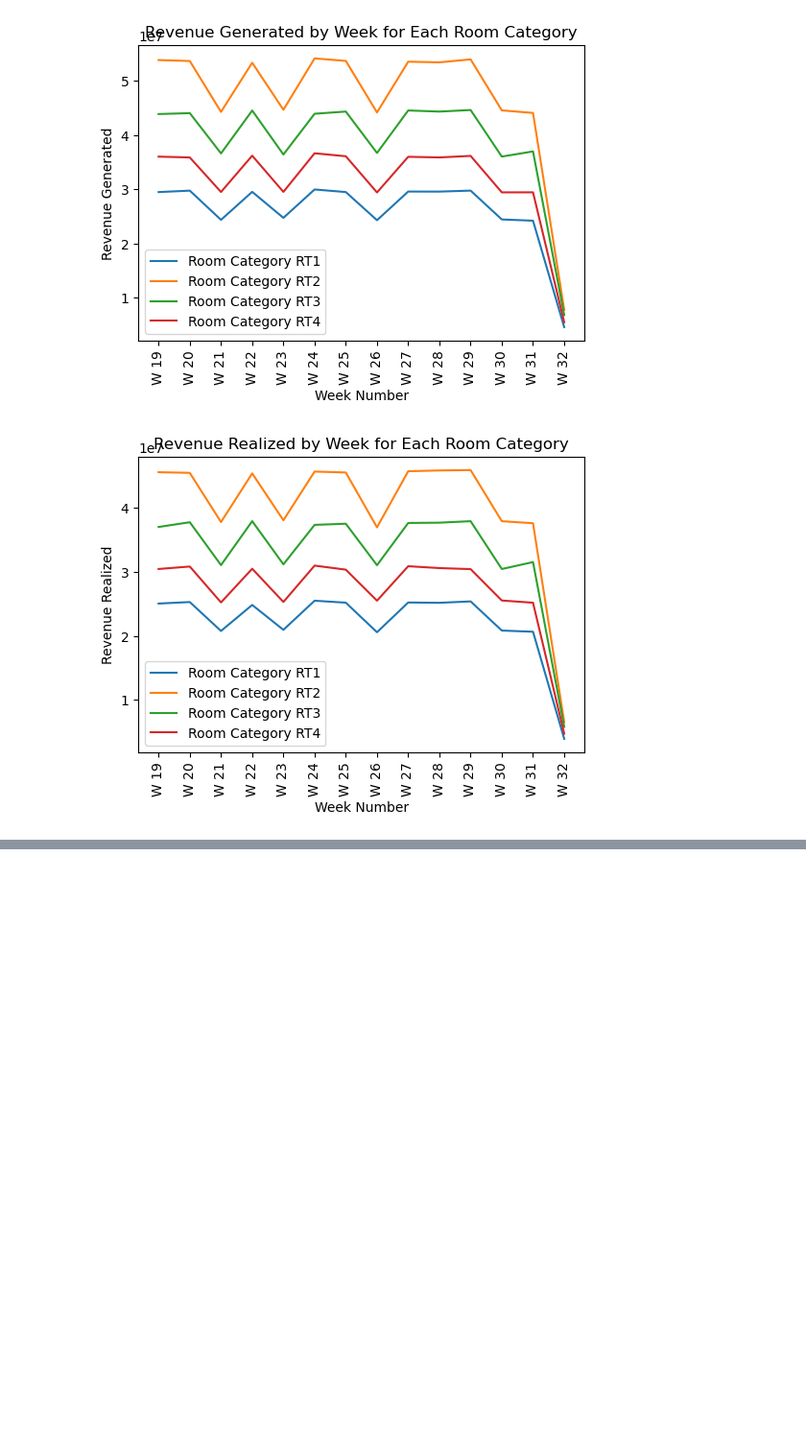
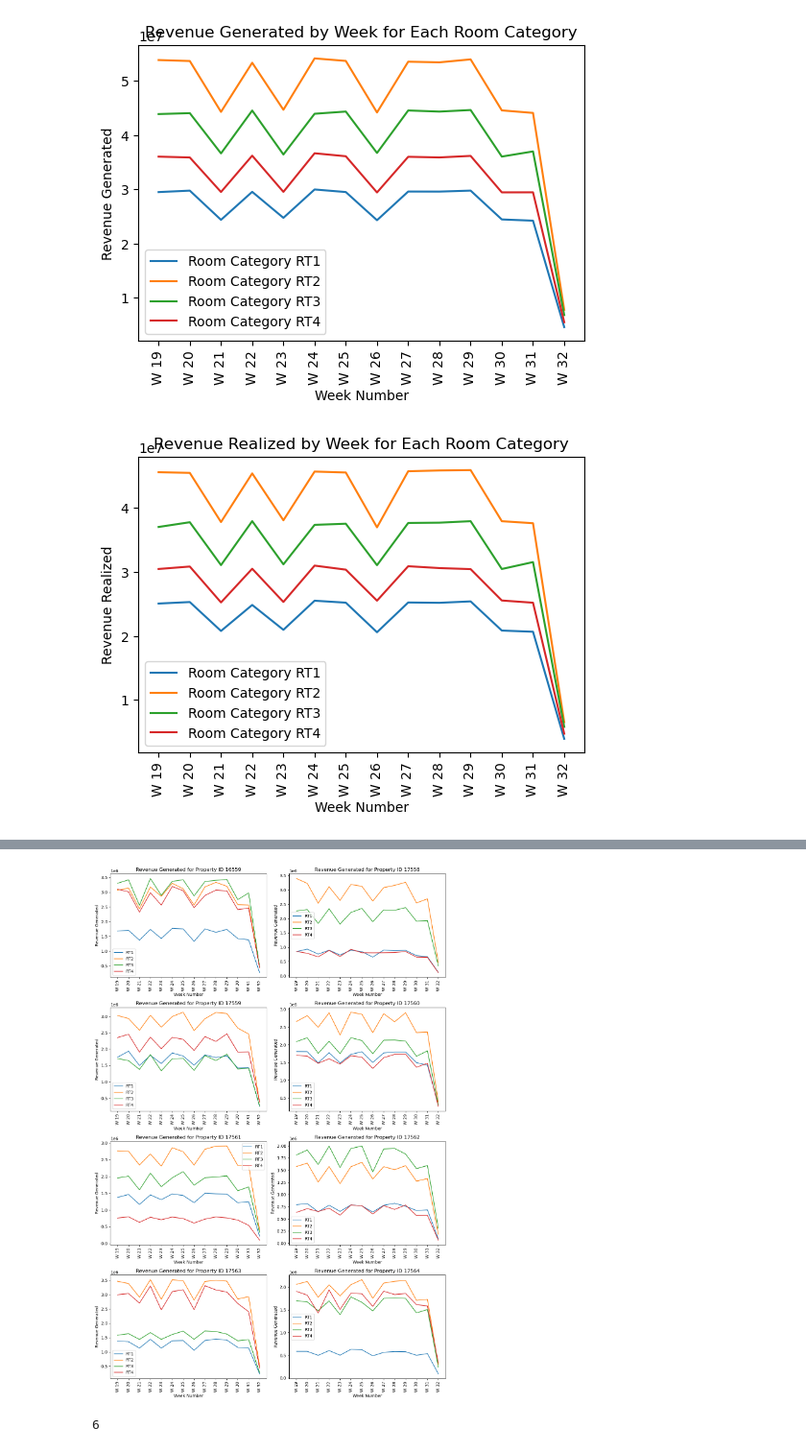
Before and after one commit to sidiquegithub/HOSPITALITY-PROJECT, a Jupyter notebook: CODE/ANALYSIS .ipynb, the cells around one changed output, grey strips where cells are left out. Shown at 96% size. Drawn from its saved outputs; the diff is of its cells as text; code cells hidden in the pictures; blank space fills up the shorter version.

```diff
--- a/CODE/ANALYSIS .ipynb
+++ b/CODE/ANALYSIS .ipynb
@@ -1270,0 +1290,2 @@ Del['property_id'].nunique()
+# %%
+Mum_prop_room_rev_gen_week = Mum.groupby(["property_id","week no",'room_category'])["revenue_generated"].sum().reset_index()
@@ -1270,0 +1296,35 @@ Del['property_id'].nunique()
+# %%
+# Get unique property_ids
+unique_property_ids = Mum['property_id'].unique()
+
+# Plotting each property_id separately
+plt.figure(figsize=(12, 18))
+
+for i, property_id in enumerate(unique_property_ids, start=1):
+    # Subplot for each property_id
+    plt.subplot(4, 2, i)
+
+    # Filter data for the current property_id
+    property_data = Mum_prop_room_rev_gen_week[Mum_prop_room_rev_gen_week['property_id'] == property_id]
+
+    # Plot the data for each room category
+    for room_category in ['RT1', 'RT2', 'RT3', 'RT4']:
+        room_data = property_data[property_data['room_category'] == room_category]
+        plt.plot(room_data['week no'], room_data['revenue_generated'], label=room_category)
+
+    # Adding labels and title
+    plt.xlabel('Week Number')
+    plt.ylabel('Revenue Generated')
+    plt.title(f'Revenue Generated for Property ID {property_id}')
+    plt.legend()
+
+    # Rotate week numbers vertically on the x-axis
+    plt.xticks(rotation='vertical')
+
+# Adjust layout for better appearance
+plt.tight_layout()
+
+# Show the plot
+plt.show()
+# %% [output]
+[figure, added]
@@ -1270,0 +1335,4 @@ Del['property_id'].nunique()
+# %%
+Hyd['property_id'].nunique()
+# %% [output]
+6
```
Also changed, not shown: parts of 64 cells of this notebook.
